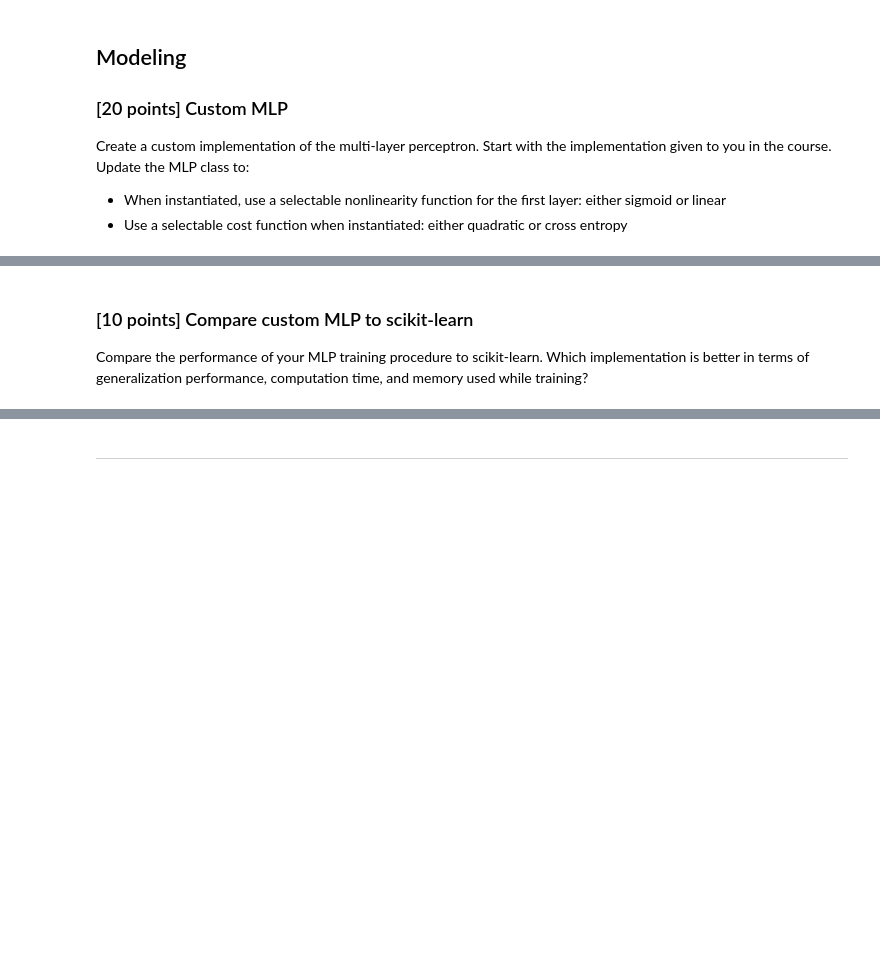
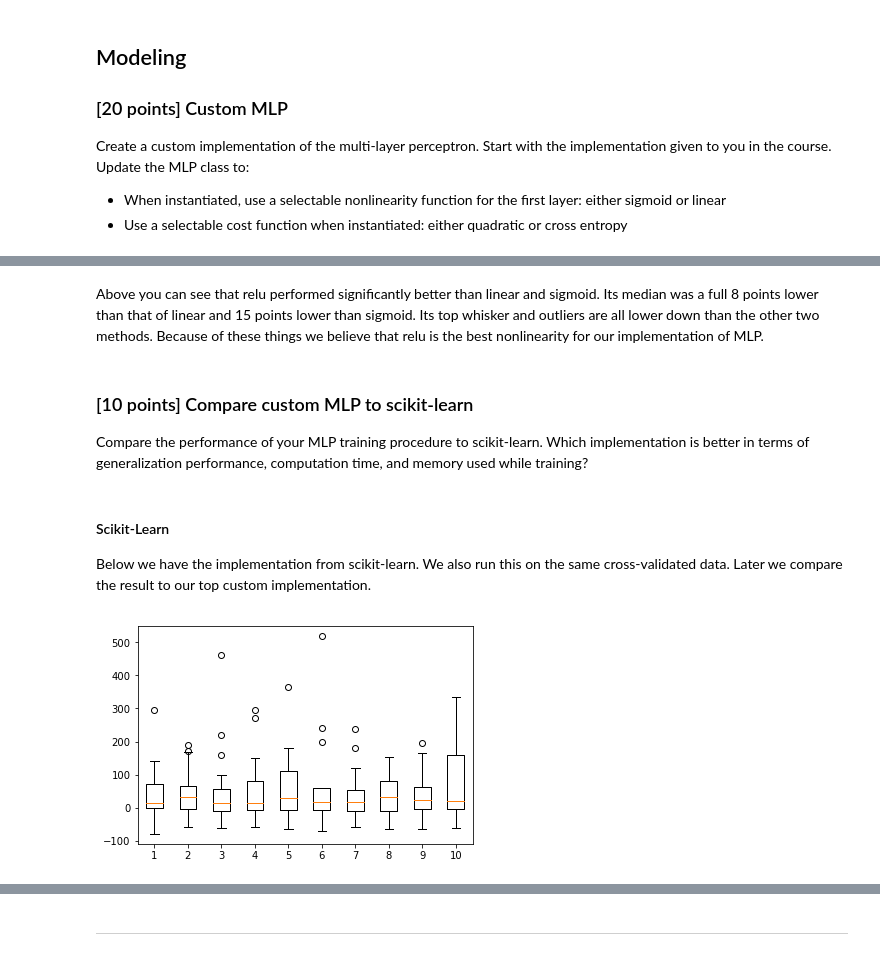
Before and after one commit to CT-Kyle/ML-Labs, a Jupyter notebook: lab5/lab5.ipynb, the cells around one changed output, grey strips where cells are left out. Cells and saved outputs as stored; diff of their text form; code cells hidden in the pictures; blank space fills up the shorter version.

Commit message:
almost done, tuned params, compared to scikit

```diff
--- a/lab5/lab5.ipynb
+++ b/lab5/lab5.ipynb
@@ -629,31 +584,52 @@ Tune the hyper-parameters of your MLP model (at least two hyper-parameters). Whi
+# %% [markdown]
+Above you can see that relu performed significantly better than linear and sigmoid. Its median was a full 8 points lower than that of linear and 15 points lower than sigmoid. Its top whisker and outliers are all lower down than the other two methods. Because of these things we believe that relu is the best nonlinearity for our implementation of MLP.
 # %% [markdown]
 ### [10 points] Compare custom MLP to scikit-learn
 Compare the performance of your MLP training procedure to scikit-learn. Which implementation is better in terms of generalization performance, computation time, and memory used while training?
+# %% [markdown]
+#### Scikit-Learn
+Below we have the implementation from scikit-learn. We also run this on the same cross-validated data. Later we compare the result to our top custom implementation.
 # %%
+%%time
 from sklearn.neural_network import MLPClassifier
 from sklearn.metrics import accuracy_score
+sk_confusion = []
+start = timeit.default_timer()
 clf = MLPClassifier(hidden_layer_sizes=(50, ),
                     activation='relu', # type of non-linearity, every layer
                     solver='sgd',
                     alpha=1e-4, # L2 penalty
                     batch_size= 'auto', # min of 200, num_samples
                     learning_rate='constant', # adapt learning? only for sgd
                     learning_rate_init=0.1, # only SGD
                     power_t=0.0,    # only SGD with inverse scaling of learning rate
                     max_iter=75, # stopping criteria
                     shuffle=True,
                     random_state=1,
                     tol=0, # for stopping
                     verbose=False,
                     warm_start=False,
                     momentum=0.9, # only SGD
                     nesterovs_momentum=False, # only SGD
                     early_stopping=False,
                     validation_fraction=0.0, # only if early_stop is true
                     beta_1=0.9, # adam decay rate of moment
                     beta_2=0.999, # adam decay rate of moment
                     epsilon=1e-08) # adam numerical stabilizer
 
-# %time clf.fit(X_train,y_train)
-# yhat = clf.predict(X_test)
-# print('Validation Acc:',accuracy_score(yhat,y_test))
+for train_index, test_index in cv.split(X, y):
+    X_train, X_test = X[train_index], X[test_index]
+    y_train, y_test = y[train_index], y[test_index]
+    clf.fit(X_train,y_train)
+    yhat = clf.predict(X_test)
+    sk_confusion.append(confusion_matrix(y_test, yhat) * cost_matrix)
+
+
+stop = timeit.default_timer()
+time_scikit = stop - start
+
+plt.figure()
+plt.boxplot(sk_confusion)
+plt.show()
+# %% [output]
+[figure, added]
```
Also changed, not shown: parts of 34 cells of this notebook, 1 other file.
